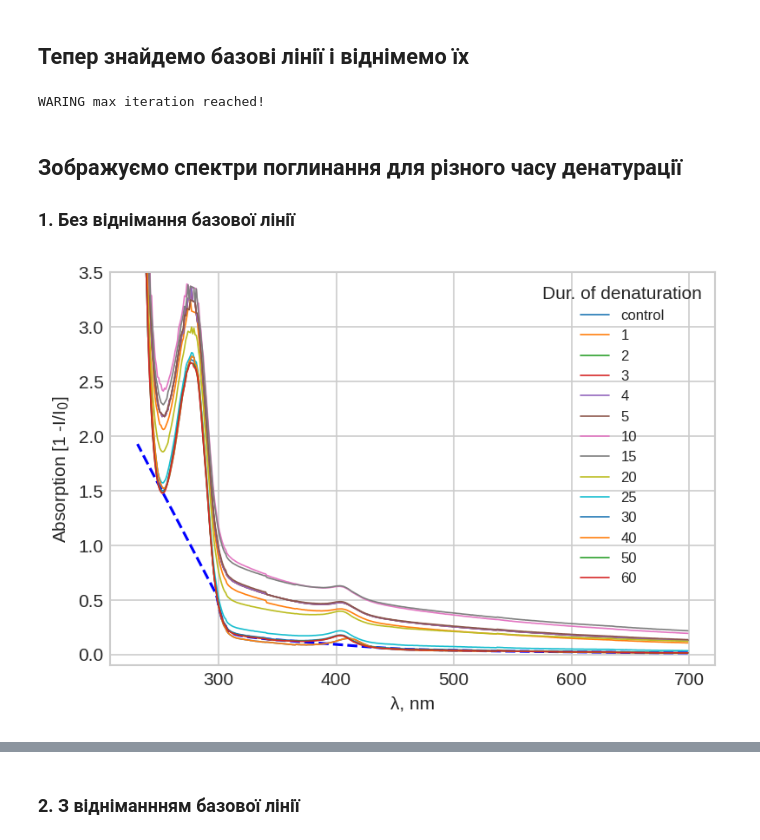
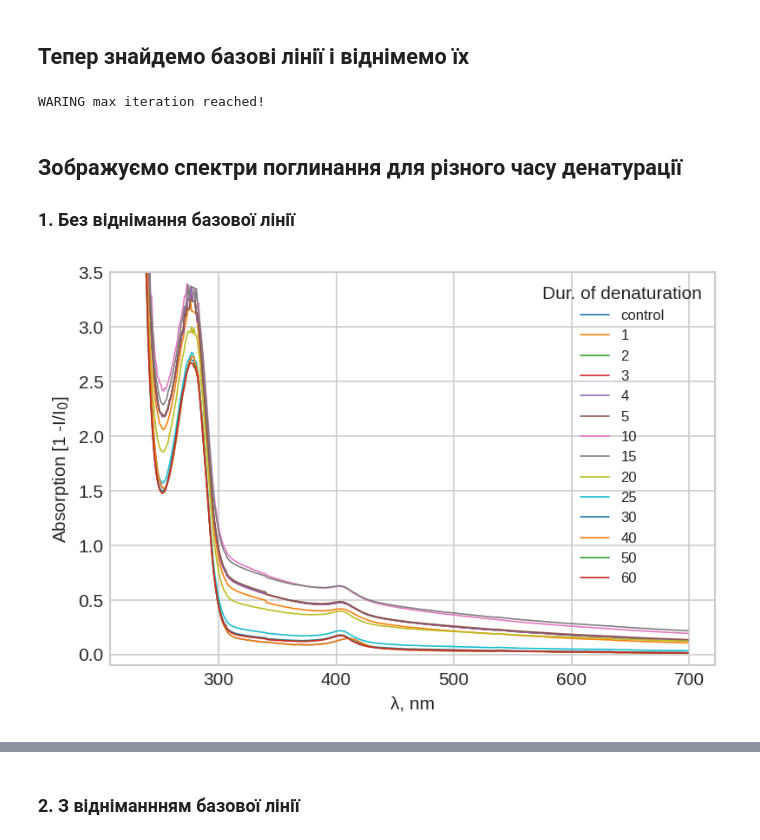
Before and after one commit to ZorkotLinda/AnalysisOfMuscleContraction, a Jupyter notebook: denaturation/denaturation_analysis.ipynb, the cells around one changed output, grey strips where cells are left out. Saved outputs shown, nothing was run; the diff lists cells and outputs as text; code cells hidden in the pictures.

```diff
--- a/denaturation/denaturation_analysis.ipynb
+++ b/denaturation/denaturation_analysis.ipynb
@@ -45,27 +45,27 @@ idx = spect.loc[spect['lambda, nm'] == 230].index[0]
 spect = spect.iloc[:idx, :]
 # %% [markdown]
 ## Тепер знайдемо базові лінії і віднімемо їх
-# %%
-spect_align = spect.copy()
-absor_align = BaselineRemoval(np.array(spect_align[60])).ZhangFit(itermax=10**3)
-baseline = np.array(spect_align[60]) - absor_align
-for col in spect_align.columns[1:]:
-    spect_align[col] -= baseline
-# %% [output]
-WARING max iteration reached!
+# %%
+spect_align = spect[['lambda, nm','control', 20, 30, 60]]
+baseline = {}
+for col in spect_align.columns[1:]:
+    absor_align = BaselineRemoval(np.array(spect_align[col])).ZhangFit(itermax=10**3)
+    baseline[col] = np.array(spect_align[col]) - absor_align
+    spect_align[col] -= baseline[col]
+# %% [output]
+WARING max iteration reached!
 # %% [markdown]
 ## Зображуємо спектри поглинання для різного часу денатурації
 ### 1. Без віднімання базової лінії
 # %%
 plt.figure(dpi=150);
 plt.plot(spect['lambda, nm'], spect['control'], lw=0.8, label='control')
-plt.plot(spect['lambda, nm'], baseline, '--b')
 for i in time:
     plt.plot(spect['lambda, nm'], spect[i], lw=0.8, label=i)
 plt.legend(title='Dur. of denaturation', fontsize=8);
 plt.xlabel('λ, nm');
 #plt.xlim(220, )
 plt.ylim(-0.1, 3.5)
 plt.ylabel('Absorption [1 -I/I$_0$]');
 # %% [output]
-[figure, old version]
+[figure, new version]
```
Also changed, not shown: parts of 7 cells of this notebook.
